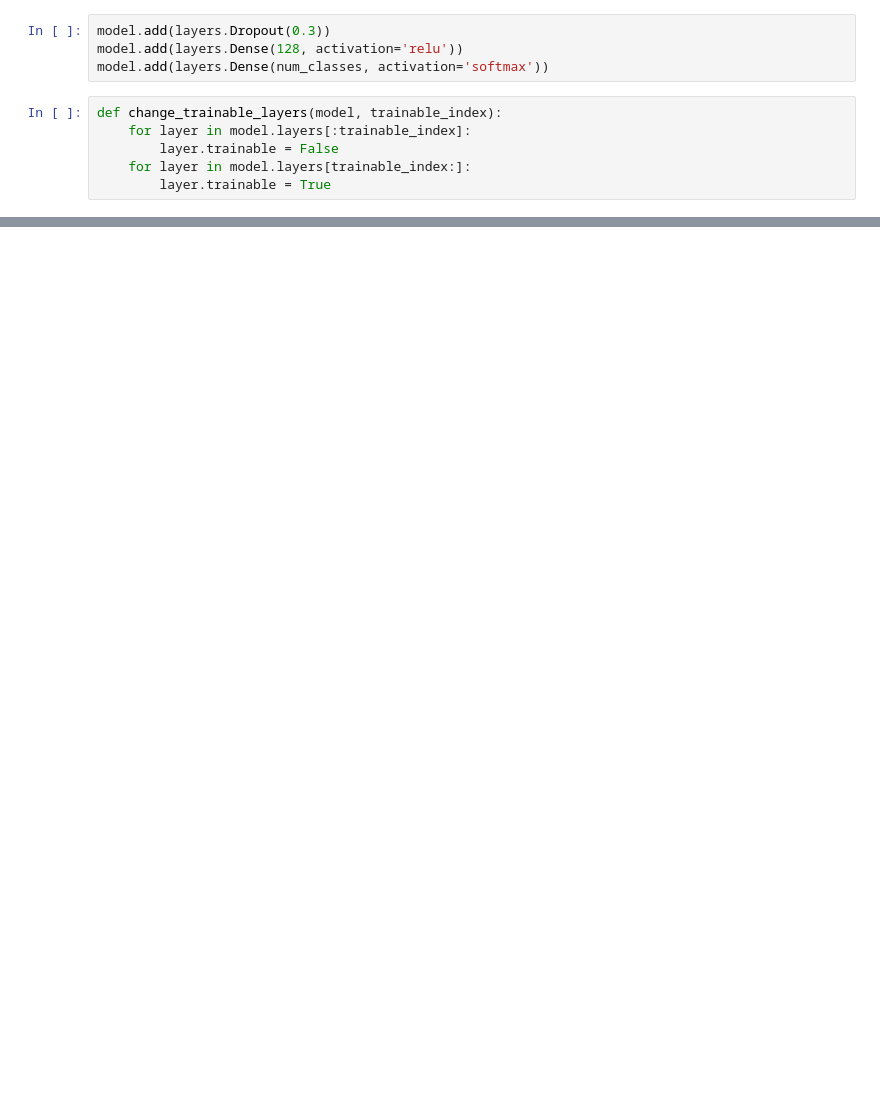
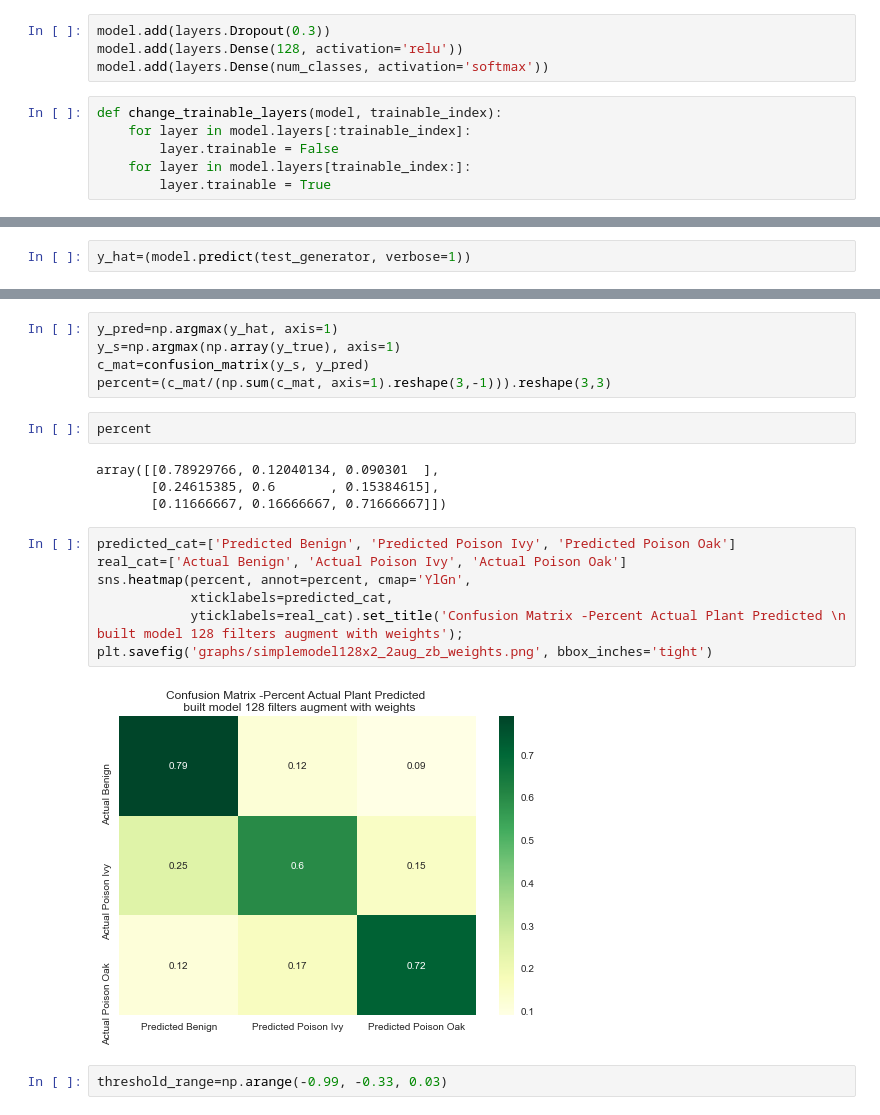
Before and after one commit to hadams1337/Poison-Ivy_Poison-Oak, a Jupyter notebook: model_128_2_zoom_bright.ipynb, the cells around one changed output, grey strips where cells are left out. Saved outputs shown, nothing was run; the diff lists cells and outputs as text; blank space fills up the shorter version.

```diff
--- a/model_128_2_zoom_bright.ipynb
+++ b/model_128_2_zoom_bright.ipynb
@@ -213,0 +344,2 @@ change_trainable_layers(model, 10)
+# %%
+y_hat=(model.predict(test_generator, verbose=1))
@@ -213,0 +375,22 @@ change_trainable_layers(model, 10)
+# %%
+y_pred=np.argmax(y_hat, axis=1)
+y_s=np.argmax(np.array(y_true), axis=1)
+c_mat=confusion_matrix(y_s, y_pred)
+percent=(c_mat/(np.sum(c_mat, axis=1).reshape(3,-1))).reshape(3,3)
+# %%
+percent
+# %% [output]
+array([[0.78929766, 0.12040134, 0.090301  ],
+       [0.24615385, 0.6       , 0.15384615],
+       [0.11666667, 0.16666667, 0.71666667]])
+# %%
+predicted_cat=['Predicted Benign', 'Predicted Poison Ivy', 'Predicted Poison Oak']
+real_cat=['Actual Benign', 'Actual Poison Ivy', 'Actual Poison Oak']
+sns.heatmap(percent, annot=percent, cmap='YlGn',
+            xticklabels=predicted_cat,
+            yticklabels=real_cat).set_title('Confusion Matrix -Percent Actual Plant Predicted \n built model 128 filters augment with weights');
+plt.savefig('graphs/simplemodel128x2_2aug_zb_weights.png', bbox_inches='tight')
+# %% [output]
+[figure, added]
+# %%
+threshold_range=np.arange(-0.99, -0.33, 0.03)
```
Also changed, not shown: parts of 28 cells of this notebook, 11 other files.
